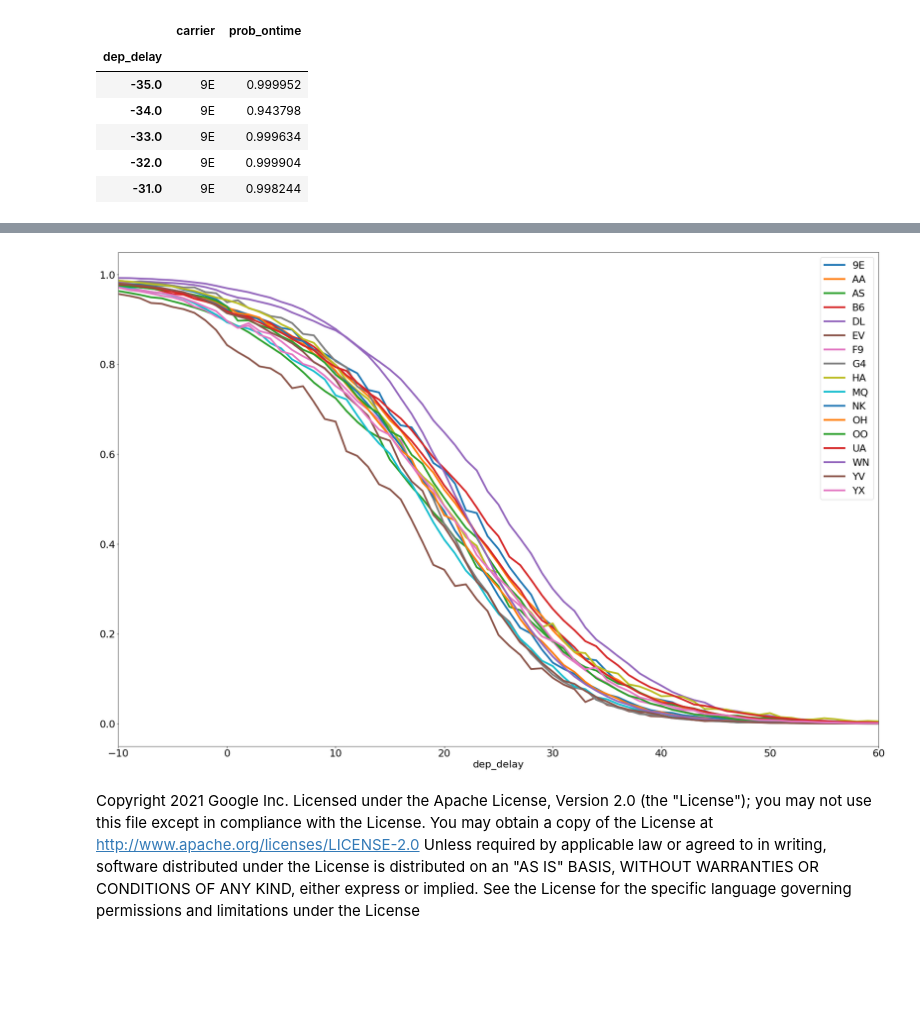
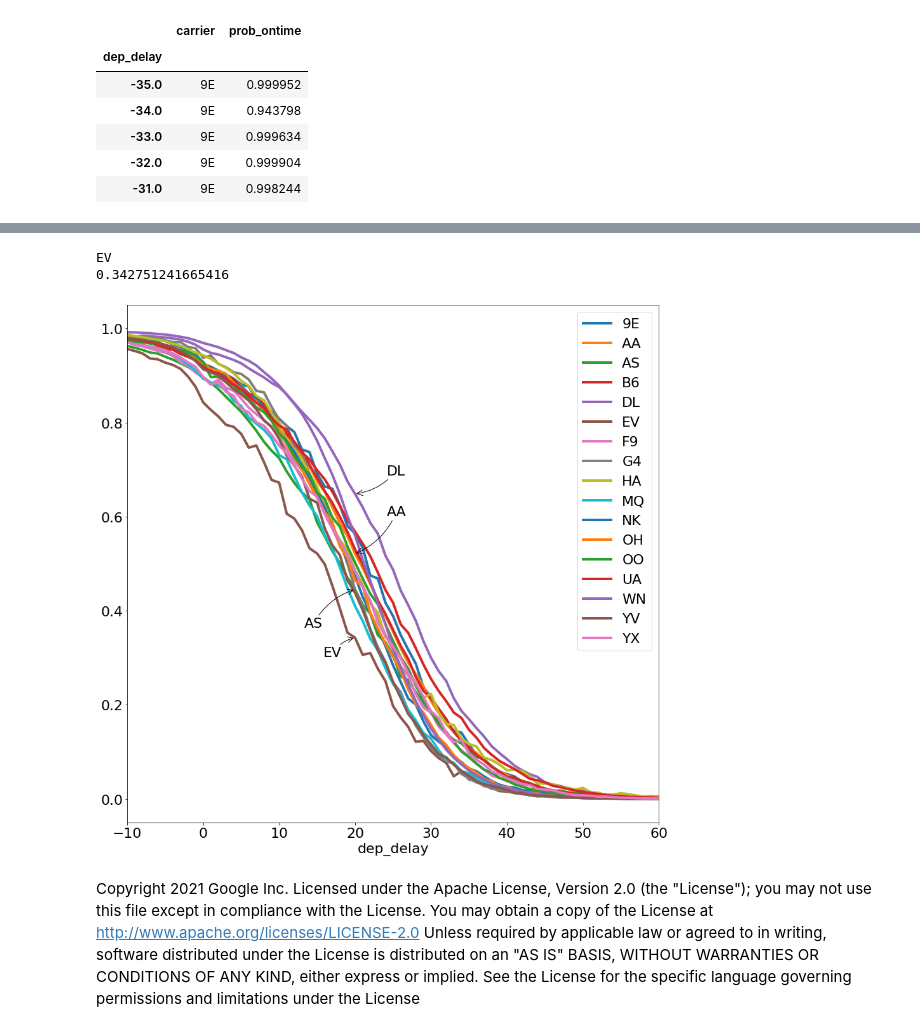
Before and after one commit to GoogleCloudPlatform/data-science-on-gcp, a Jupyter notebook: 10_realtime/evaluation.ipynb, the cells around one changed output, grey strips where cells are left out. Saved outputs shown, nothing was run; the diff lists cells and outputs as text; code cells hidden in the pictures; blank space fills up the shorter version.

Commit message:
add text arrows.

```diff
--- a/10_realtime/evaluation.ipynb
+++ b/10_realtime/evaluation.ipynb
@@ -236,3 +237,6 @@ df.head()
 | -33.0 | 9E | 0.999634 |
 | -32.0 | 9E | 0.999904 |
 | -31.0 | 9E | 0.998244 |
+# %%
+dfg = df2[df2['dep_delay'] == 20.0].sort_values(by='prob_ontime').reset_index(drop=True)
+dfg
@@ -239,6 +262,30 @@ df.head()
+# %%
+print(dfg.loc[0]['carrier'])
+print(dfg.loc[0]['prob_ontime'])
+# %% [output]
+EV
+0.342751241665416
 # %%
-df.groupby('carrier')['prob_ontime'].plot(xlim=[-10,60], legend=True, figsize=(30,20), lw=4);
+fig, ax = plt.subplots(figsize=(15,15))
+df.groupby('carrier')['prob_ontime'].plot(xlim=[-10,60], legend=True, ax=ax, lw=4);
+ax.annotate(dfg.loc[0]['carrier'],
+            xy=(20.0, dfg.loc[0]['prob_ontime']),
+            xycoords='data', xytext=(-50, -30),
+            textcoords='offset points', arrowprops=dict(arrowstyle='->', connectionstyle='arc3,rad=-0.2'));
+ax.annotate(dfg.loc[4]['carrier'],
+            xy=(20.0, dfg.loc[4]['prob_ontime']),
+            xycoords='data', xytext=(-80, -60),
+            textcoords='offset points', arrowprops=dict(arrowstyle='->', connectionstyle='arc3,rad=-0.2'));
+ax.annotate(dfg.loc[11]['carrier'],
+            xy=(20.0, dfg.loc[11]['prob_ontime']),
+            xycoords='data', xytext=(50, 60),
+            textcoords='offset points', arrowprops=dict(arrowstyle='->', connectionstyle='arc3,rad=-0.2'));
+
+ax.annotate(dfg.loc[16]['carrier'],
+            xy=(20.0, dfg.loc[16]['prob_ontime']),
+            xycoords='data', xytext=(50, 30),
+            textcoords='offset points', arrowprops=dict(arrowstyle='->', connectionstyle='arc3,rad=-0.2'));
 # %% [output]
-[figure, old version]
+[figure, new version]
 # %% [markdown]
 Copyright 2021 Google Inc. Licensed under the Apache License, Version 2.0 (the "License"); you may not use this file except in compliance with the License. You may obtain a copy of the License at http://www.apache.org/licenses/LICENSE-2.0 Unless required by applicable law or agreed to in writing, software distributed under the License is distributed on an "AS IS" BASIS, WITHOUT WARRANTIES OR CONDITIONS OF ANY KIND, either express or implied. See the License for the specific language governing permissions and limitations under the License
```
Also changed, not shown: parts of 2 cells of this notebook.
